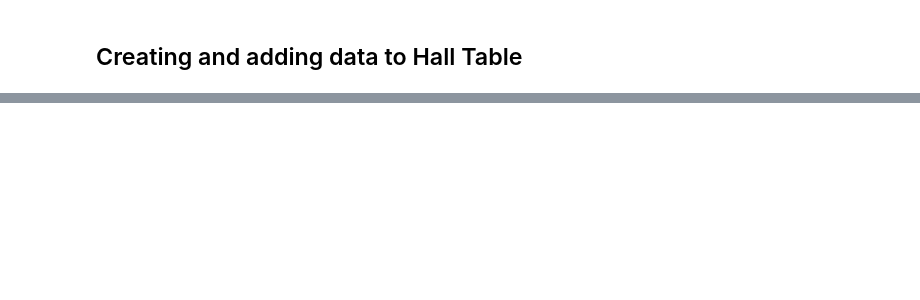
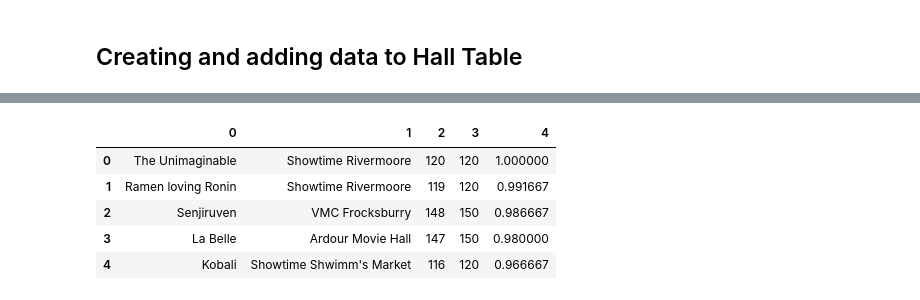
Before and after one commit to colaberry/DSin100days, a Jupyter notebook: content/03-Data_Handling_101_for_Data_Scientists/03-SQL_in_Python/Lab_SQL_in_Python_guided_solution.ipynb, the cells around one changed output, grey strips where cells are left out. Drawn from its saved outputs; the diff is of its cells as text; code cells hidden in the pictures; blank space fills up the shorter version.

```diff
--- a/content/03-Data_Handling_101_for_Data_Scientists/03-SQL_in_Python/Lab_SQL_in_Python_guided_solution.ipynb
+++ b/content/03-Data_Handling_101_for_Data_Scientists/03-SQL_in_Python/Lab_SQL_in_Python_guided_solution.ipynb
@@ -196,0 +314,18 @@ info_var.fetchall()
+# %%
+
+info_var = moviesdb.execute("""SELECT DISTINCT movie_table.movie_name, hall_table.hall_name, ticket_table.tickets_sold,  hall_table.seating_capacity,  CAST (tickets_sold as float)/ CAST(hall_table.seating_capacity as float)
+                               FROM ticket_table
+                               INNER JOIN movie_table ON (movie_table.movie_id = ticket_table.movie_id)
+                               INNER JOIN hall_table ON (hall_table.hall_id = ticket_table.hall_id)
+                               WHERE CAST (tickets_sold as float)/ CAST(hall_table.seating_capacity as float)  >= 0.80
+                               ORDER BY CAST (tickets_sold as float)/ CAST(hall_table.seating_capacity as float) DESC""")
+filtered_result = info_var.fetchall()
+filtered_df = pd.DataFrame(filtered_result)
+filtered_df.head()
+# %% [output]
+|  | 0 | 1 | 2 | 3 | 4 |
+| 0 | The Unimaginable | Showtime Rivermoore | 120 | 120 | 1.000000 |
+| 1 | Ramen loving Ronin | Showtime Rivermoore | 119 | 120 | 0.991667 |
+| 2 | Senjiruven | VMC Frocksburry | 148 | 150 | 0.986667 |
+| 3 | La Belle | Ardour Movie Hall | 147 | 150 | 0.980000 |
+| 4 | Kobali | Showtime Shwimm's Market | 116 | 120 | 0.966667 |
```
Also changed, not shown: parts of 35 cells of this notebook, 1 other file.
